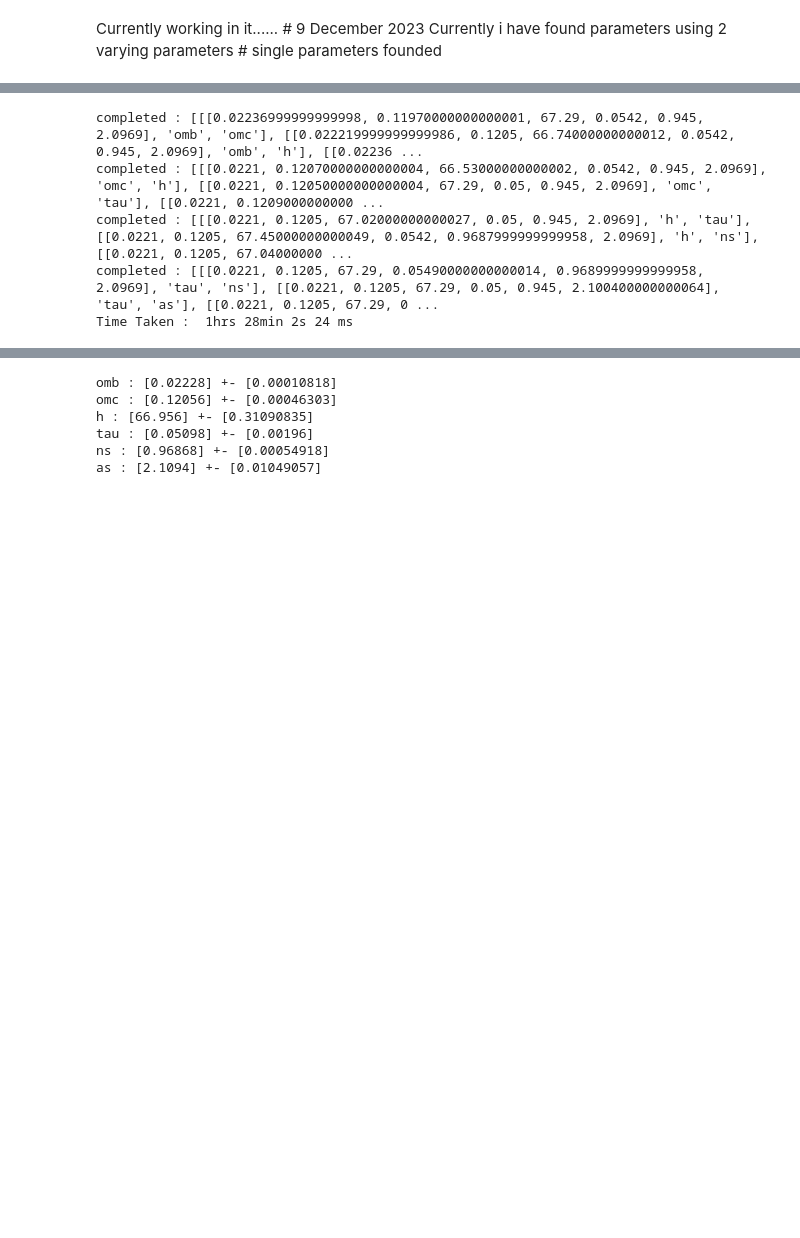
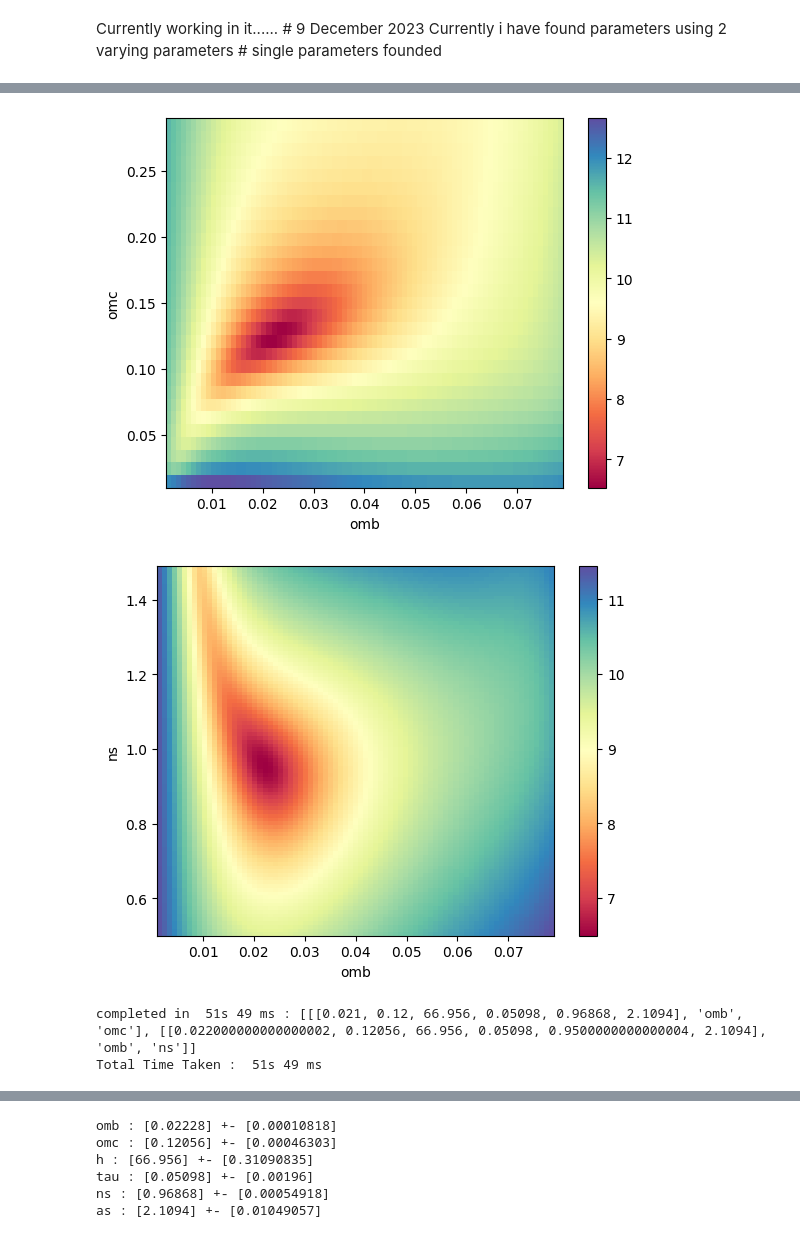
Before and after one commit to arjun-pandi/project_cosmology, a Jupyter notebook: Planks/CurrentWork.ipynb, the cells around one changed output, grey strips where cells are left out. Saved outputs shown, nothing was run; the diff lists cells and outputs as text; code cells hidden in the pictures; blank space fills up the shorter version.

Commit message:
Upgrade on plotting 2 parameter

```diff
--- a/Planks/CurrentWork.ipynb
+++ b/Planks/CurrentWork.ipynb
@@ -212,17 +215,19 @@ def loop_it(DET,rang,paras,tims):
     #returning prameters and its errors which is standard deviations
     return para,para_error
 #double parameters functions
-def cosmopo(DET,par_arr): #cosmopower for a array of values
+def cosmopo(DET,par_arr,da='none',db='none'): #cosmopower for a array of values
     pre = []
     chi = []
+    arr = []
     for par in par_arr: #iterating each parameters in the array
         set =  Cosmo_Power(DET,par[0],par[1],par[2],par[3],par[4],par[5])
         set_pre = set[1]
         set_chi = set[2]
         pre.append(set_pre)
         chi.append(set_chi)
+        arr.append([par[0],par[1],par[2],par[3],par[4],par[5],da,db,set_chi])
     fit_par = Find_val(par_arr,chi) #finding the best fitted parameters from the array
-    return fit_par
+    return fit_par,arr
 
 def par_arr(DEF,rang,par): #for creating array of parameters for one set of range
     arr = []
@@ -266,13 +271,18 @@ def par_arr_2(DEF1,DEF2,rang1,rang2,par): #creating array of parameters for 2 se
 
     return arr,DEF1,DEF2 #returns the array rang1*rang2 and parameter1 and 2
 
-def cospor(DET,i,pars_arr,ran_arr,par): #for simple Calculation inputs are Data type,iteration number,parameter name array, range array,parameter
+def cospor(DET,i,pars_arr,ran_arr,par,ret_arr=False): #for simple Calculation inputs are Data type,iteration number,parameter name array, range array,parameter
     pars = ["omb","omc","h","tau","ns","as"]
     da = pars_arr[i][0] #getting parameter name 1
     db = pars_arr[i][1] #getting parameter name 2
     Ra1 = ran_arr[pars.index(da)] # range of parameter1
     Ra2 = ran_arr[pars.index(db)] # range of parameter2
     arr = par_arr_2(da,db,Ra1,Ra2,par)[0] #array generation
-    parm = cosmopo(DET,arr) #Cosmopowers on array
-    rev = [parm,da,db] #fitted parameters for given range i
-    return rev
+    parm = cosmopo(DET,arr,da,db) #Cosmopowers on array
+    arr = parm[1]
+    rev = [parm[0],da,db] #fitted parameters for given range i
+    np.save('likeliyhood/chi_arr/'+da+'_'+db,parm[1])
+    if ret_arr==True:
+        return rev,arr
+    else:
+        return rev
@@ -489,32 +420,33 @@ def de_par(par_aa,prints=False): #for finding average and standard deviation of
 # %%
 #single parameter method
 #print(Cosmo_Power('EE',0.0221,0.1205,67.29,0.0542,0.945,2.0969)[1])
-omb = np.arange(0.0219,0.0224,0.00001)
-omc = np.arange(0.119,0.122,0.0001)
-h = np.arange(66.5,68.3,0.01)
-tau = np.arange(0.05,0.06,0.0001)
-ns = np.arange(0.93,0.98,0.0001)
-As = np.arange(2.07,2.15,0.0001)
+omb = np.arange(0.001,0.08,0.0001)
+omc = np.arange(0.01,0.3,0.01)
+h = np.arange(64,69,0.01)
+tau = np.arange(0.02,0.06,0.001)
+ns = np.arange(0.5,1.5,0.01)
+As = np.arange(1.5,2.5,0.001)
 rangee = [omb,omc,h,tau,ns,As]
-paras = [0.0221,0.1205,67.29,0.0542,0.945,2.0969]
+
+#paras = [0.0221,0.1205,67.29,0.0542,0.945,2.0969]
+paras = [0.02228,0.12056,66.956,0.05098,0.96868,2.1094]
 st = time.time()
-ar1 = [['omb', 'omc'], ['omb', 'h'], ['omb', 'tau'], ['omb', 'ns'],['omb', 'as']]
+ar1 = [['omb', 'omc'], ['omb', 'ns'], ['omb', 'tau'], ['omb', 'ns'],['omb', 'as']]
 ar2 = [['omc', 'h'], ['omc', 'tau'], ['omc', 'ns'], ['omc', 'as']]
 ar3 = [['h', 'tau'], ['h', 'ns'], ['h', 'as']]
 ar4 = [['tau', 'ns'], ['tau', 'as'], ['ns', 'as']]
-par_ar1 = cospors(rangee,paras,ar1,True)
-print('completed :',par_ar1)
-par_ar2 = cospors(rangee,paras,ar2,True)
-print('completed :',par_ar2)
+par_ar1 = cospors(rangee,paras,ar1,True,True)
+print('completed in ',time_hr(time.time()-st),':',par_ar1[0])
+'''par_ar2 = cospors(rangee,paras,ar2,True)
+print('completed  in ',time_hr(time.time()-st),':',par_ar2[0])
 par_ar3 = cospors(rangee,paras,ar3,True)
-print('completed :',par_ar3)
-par_ar4 = cospors(rangee,paras,ar4,True)
-print('completed :',par_ar4)
+print('completed  in ',time_hr(time.time()-st),':',par_ar3[0])
+#par_ar4 = cospors(rangee,paras,ar4,True)
+#print('completed  in ',time_hr(time.time()-st),':',par_ar4)'''
 et = time.time()
-print('Time Taken : ',time_hr(et-st))
+print('Total Time Taken : ',time_hr(et-st))
 # %% [output]
+[figure, added]
+[figure, added]
-completed : [[[0.02236999999999998, 0.11970000000000001, 67.29, 0.0542, 0.945, 2.0969], 'omb', 'omc'], [[0.022219999999999986, 0.1205, 66.74000000000012, 0.0542, 0.945, 2.0969], 'omb', 'h'], [[0.02236 ...
-completed : [[[0.0221, 0.12070000000000004, 66.53000000000002, 0.0542, 0.945, 2.0969], 'omc', 'h'], [[0.0221, 0.12050000000000004, 67.29, 0.05, 0.945, 2.0969], 'omc', 'tau'], [[0.0221, 0.1209000000000 ...
-completed : [[[0.0221, 0.1205, 67.02000000000027, 0.05, 0.945, 2.0969], 'h', 'tau'], [[0.0221, 0.1205, 67.45000000000049, 0.0542, 0.9687999999999958, 2.0969], 'h', 'ns'], [[0.0221, 0.1205, 67.04000000 ...
-completed : [[[0.0221, 0.1205, 67.29, 0.05490000000000014, 0.9689999999999958, 2.0969], 'tau', 'ns'], [[0.0221, 0.1205, 67.29, 0.05, 0.945, 2.100400000000064], 'tau', 'as'], [[0.0221, 0.1205, 67.29, 0 ...
-Time Taken :  1hrs 28min 2s 24 ms
+completed in  51s 49 ms : [[[0.021, 0.12, 66.956, 0.05098, 0.96868, 2.1094], 'omb', 'omc'], [[0.022000000000000002, 0.12056, 66.956, 0.05098, 0.9500000000000004, 2.1094], 'omb', 'ns']]
+Total Time Taken :  51s 49 ms
```
Also changed, not shown: parts of 14 cells of this notebook, 22 other files.
